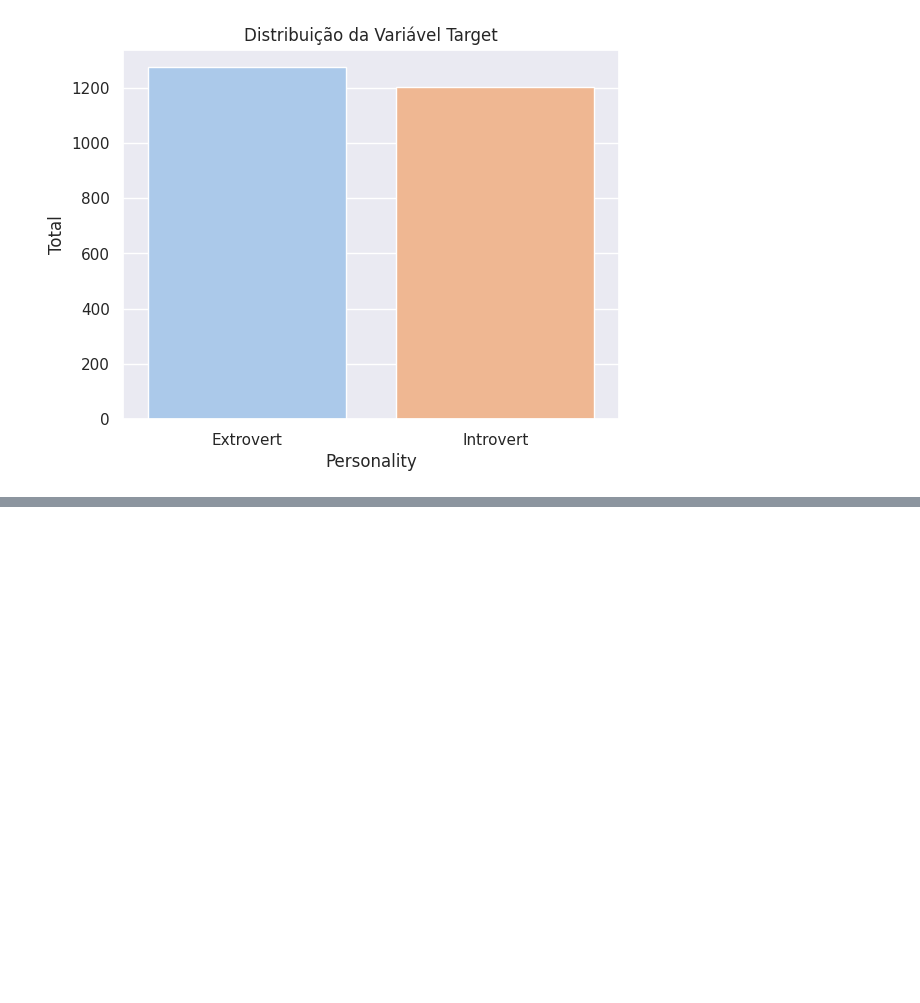
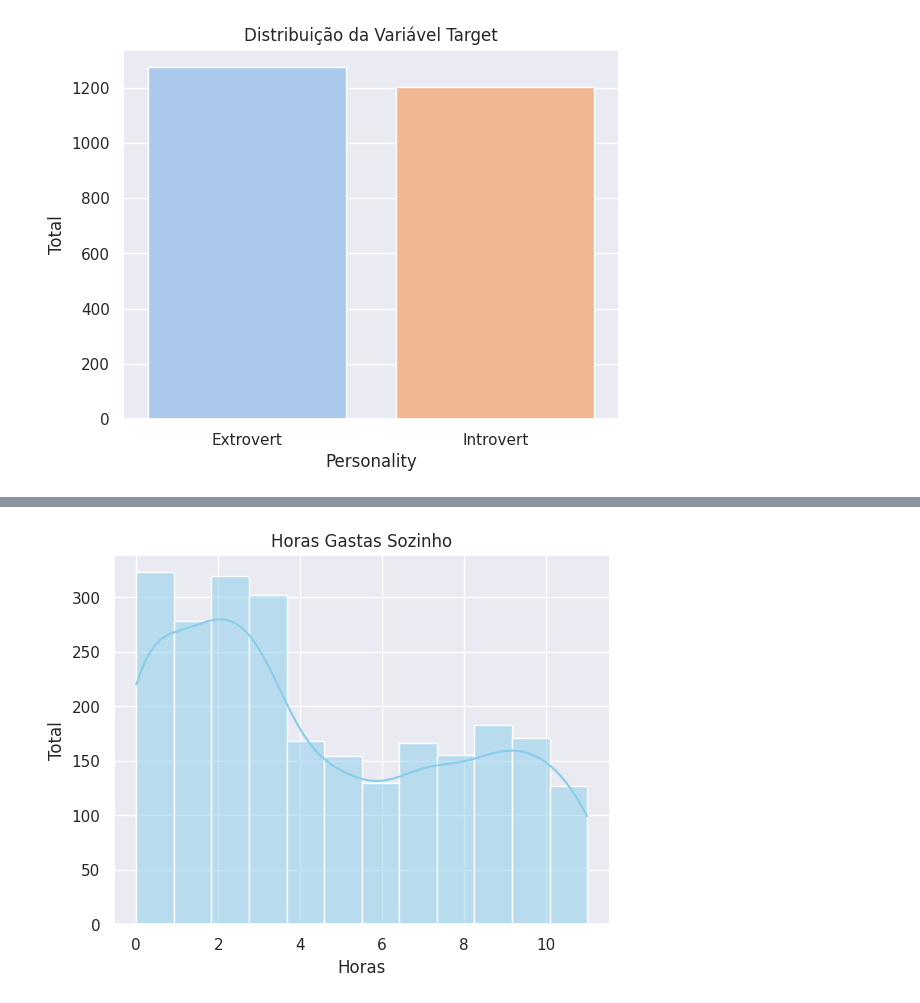
Before and after one commit to netinhojunnior/meu_portfolio, a Jupyter notebook: Projeto07_Personalidade.ipynb, the cells around one changed output, grey strips where cells are left out. Saved outputs shown, nothing was run; the diff lists cells and outputs as text; code cells hidden in the pictures; blank space fills up the shorter version.

```diff
--- a/Projeto07_Personalidade.ipynb
+++ b/Projeto07_Personalidade.ipynb
@@ -161,0 +142,16 @@ fig.show()
+# %%
+# Gráfico 2: Distribuição de Tempo sozinho
+
+sns.histplot(data = dados,
+             x = 'Time_spent_Alone',
+             kde = True,
+             color = 'skyblue',
+             bins = 12)
+
+plt.title('Horas Gastas Sozinho')
+plt.xlabel('Horas')
+plt.ylabel('Total')
+
+plt.show()
+# %% [output]
+[figure, added]
```
Also changed, not shown: parts of 12 cells of this notebook.
